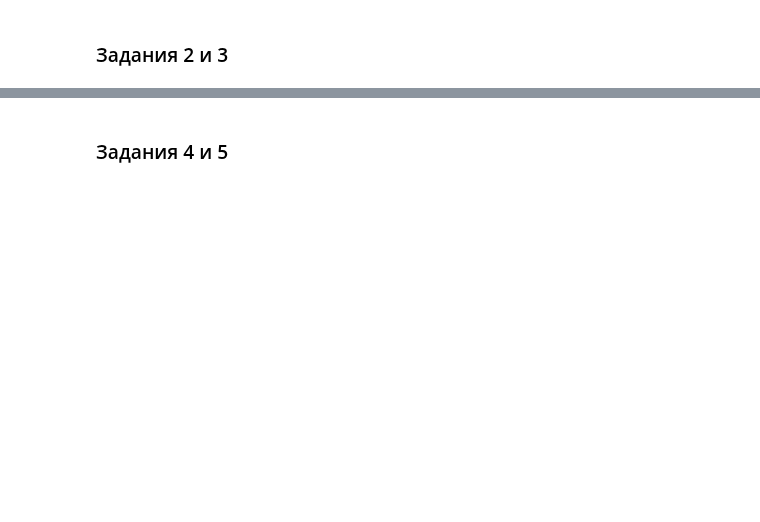
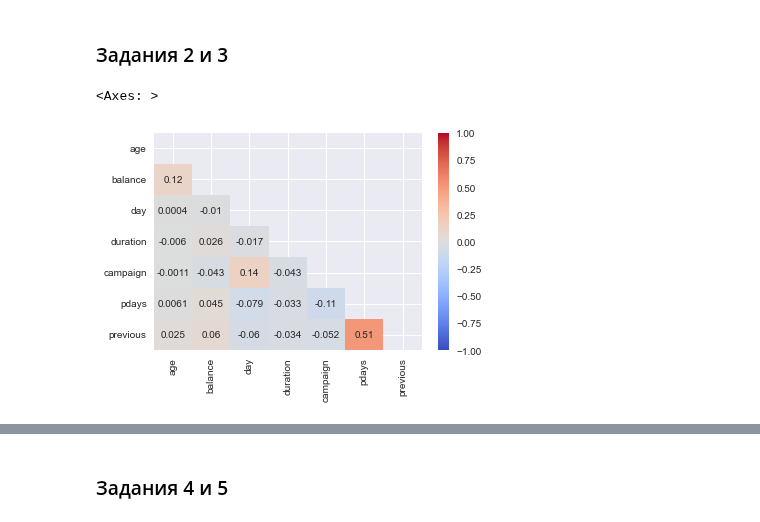
Before and after one commit to DmitriySky47/sf_data_science, a Jupyter notebook: project_4/Project_4_ML.ipynb, the cells around one changed output, grey strips where cells are left out. Cells and saved outputs as stored; diff of their text form; code cells hidden in the pictures; blank space fills up the shorter version.

```diff
--- a/project_4/Project_4_ML.ipynb
+++ b/project_4/Project_4_ML.ipynb
@@ -168,3 +177,10 @@ df.balance.plot(kind='hist', density=1, bins=20, stacked=False, alpha=.5, color=
 # %%
 #рассчитайте описательные статистики для количественных переменных, проинтерпретируйте результат
 #ваш код
+mask = np.triu(df.corr()) # Создаем маску
+
+# Передаем матрицу корреляции. Annot отображает коэффициенты
+sns.heatmap(df.corr(), annot = True, vmin=-1, vmax=1, center= 0, cmap= 'coolwarm', mask=mask)
+# %% [output]
+<Axes: >
+[figure, added]
```
Also changed, not shown: parts of 12 cells of this notebook, 1 other file.
